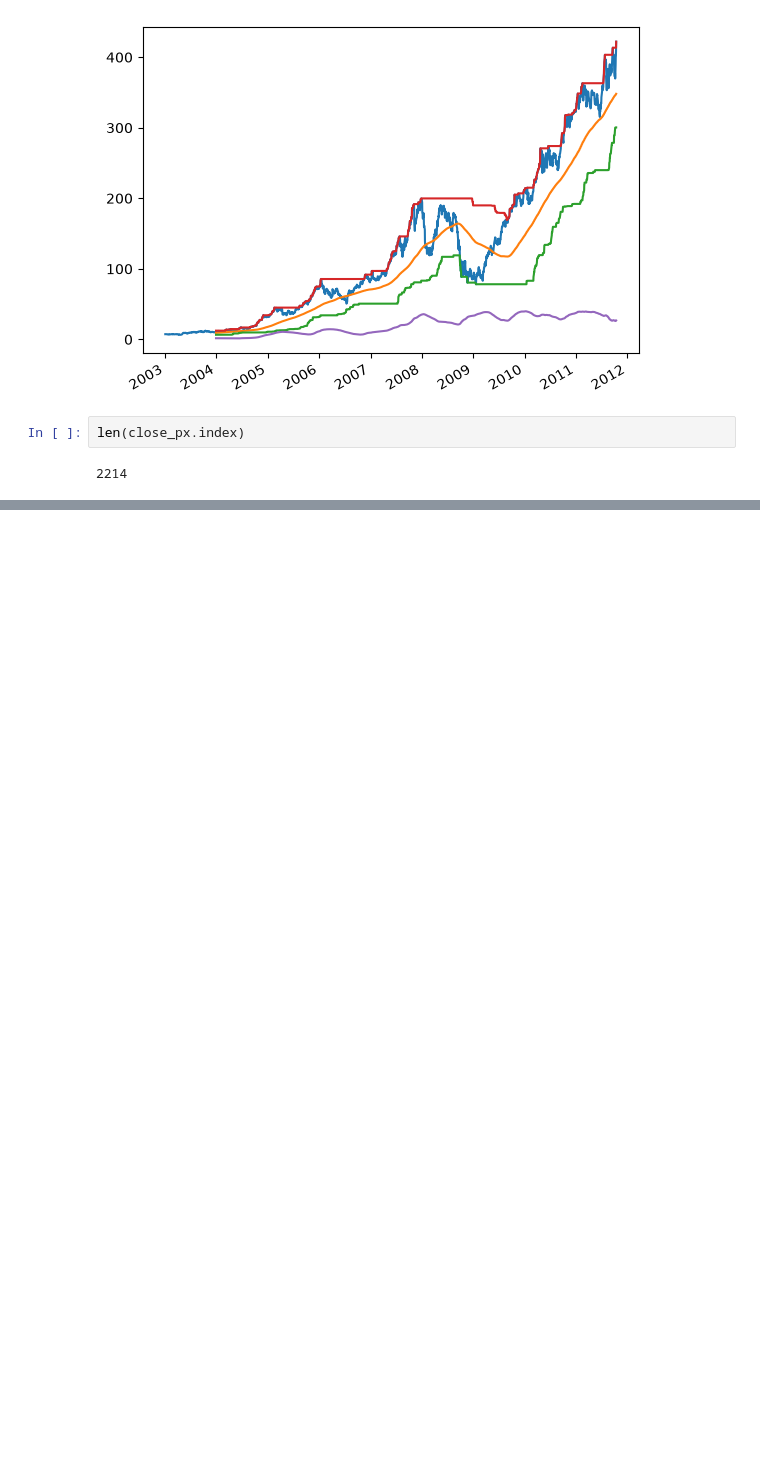
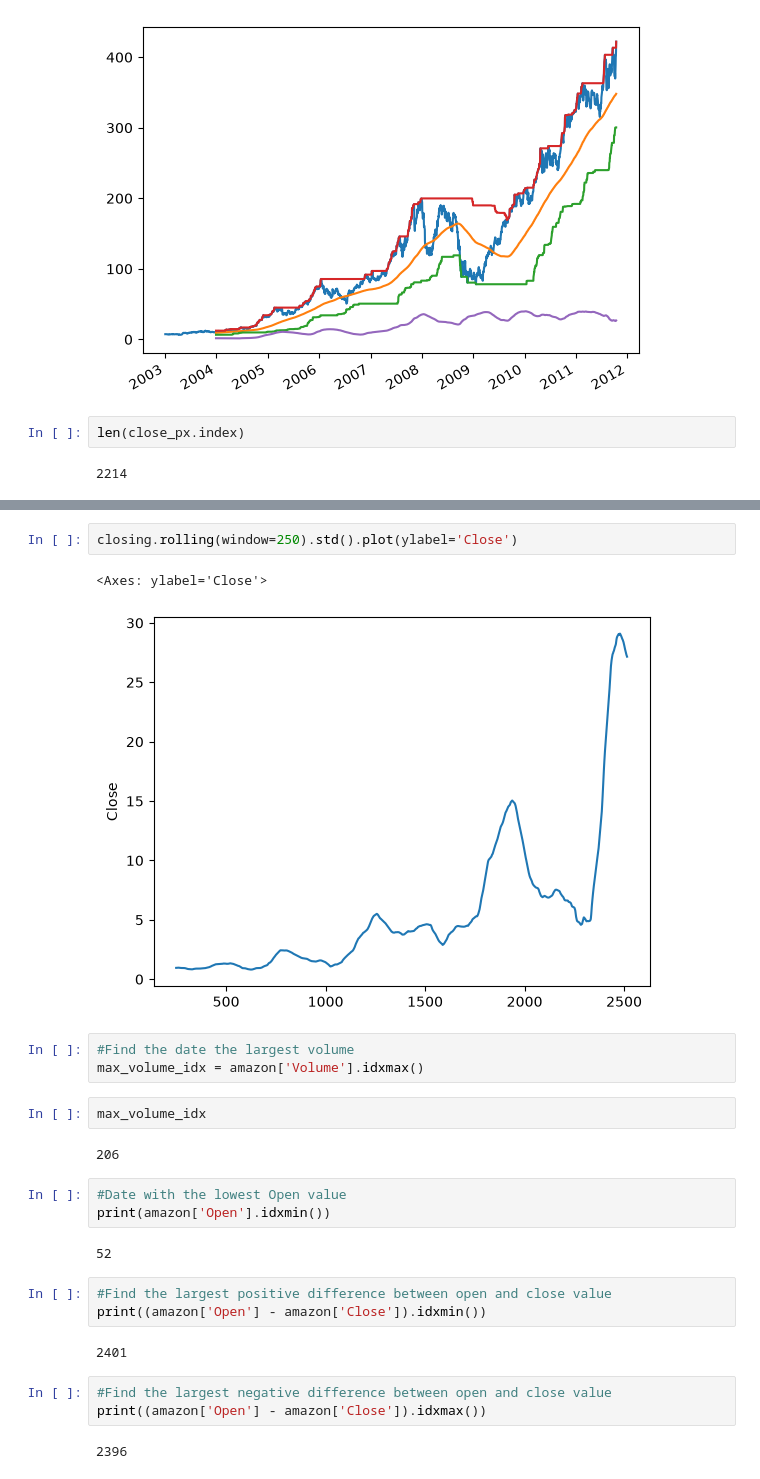
Before and after one commit to leonewt0n/CS_621_Data_Analytics, a Jupyter notebook: Module_8_Time_Series_Data.ipynb, the cells around one changed output, grey strips where cells are left out. Saved outputs shown, nothing was run; the diff lists cells and outputs as text; blank space fills up the shorter version.

```diff
--- a/Module_8_Time_Series_Data.ipynb
+++ b/Module_8_Time_Series_Data.ipynb
@@ -503,0 +536,27 @@ len(close_px.index)
+# %%
+closing.rolling(window=250).std().plot(ylabel='Close')
+# %% [output]
+<Axes: ylabel='Close'>
+[figure, added]
+# %%
+#Find the date the largest volume
+max_volume_idx = amazon['Volume'].idxmax()
+# %%
+max_volume_idx
+# %% [output]
+206
+# %%
+#Date with the lowest Open value
+print(amazon['Open'].idxmin())
+# %% [output]
+52
+# %%
+#Find the largest positive difference between open and close value
+print((amazon['Open'] - amazon['Close']).idxmin())
+# %% [output]
+2401
+# %%
+#Find the largest negative difference between open and close value
+print((amazon['Open'] - amazon['Close']).idxmax())
+# %% [output]
+2396
```
Also changed, not shown: parts of 8 cells of this notebook, 1 other file.
